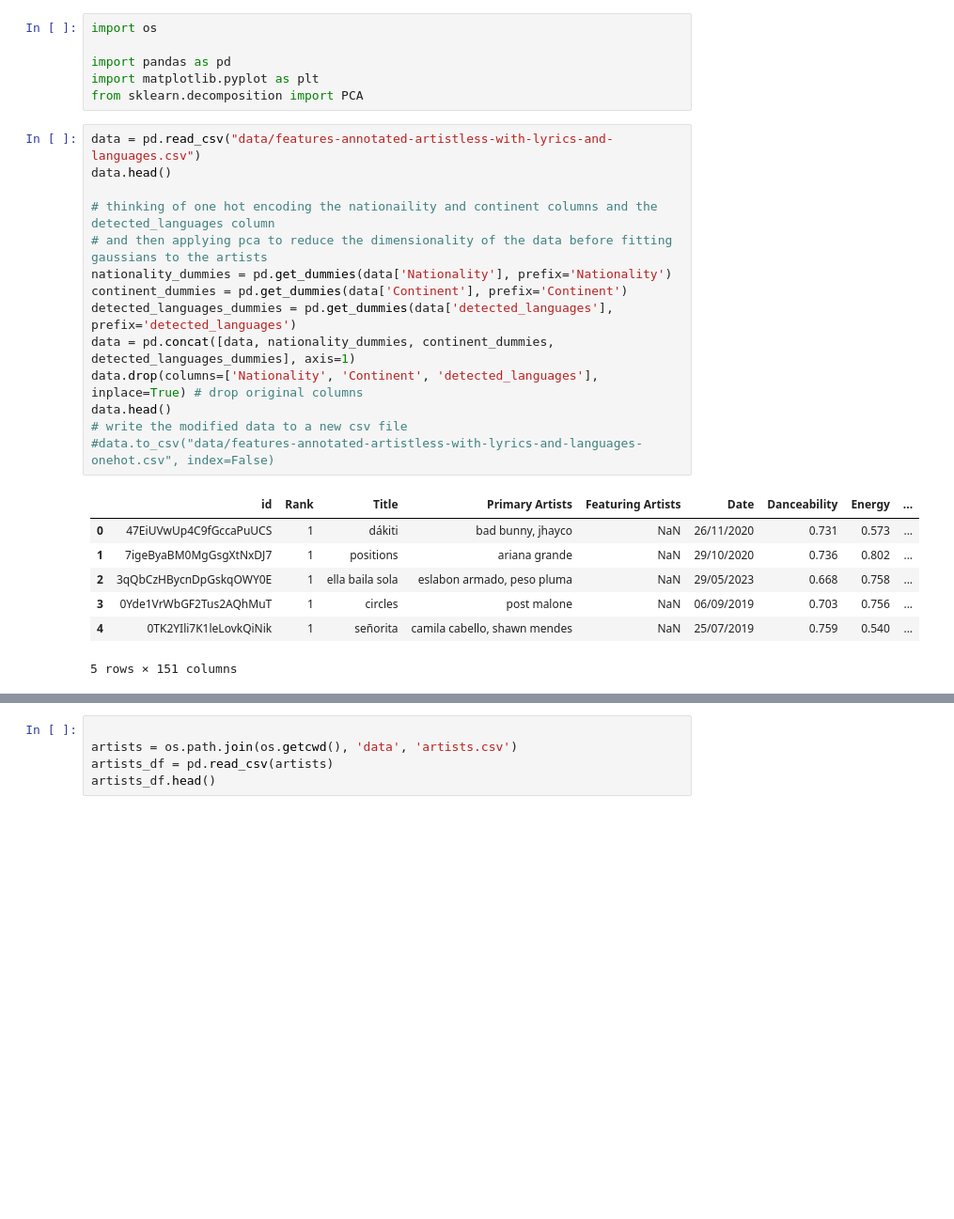
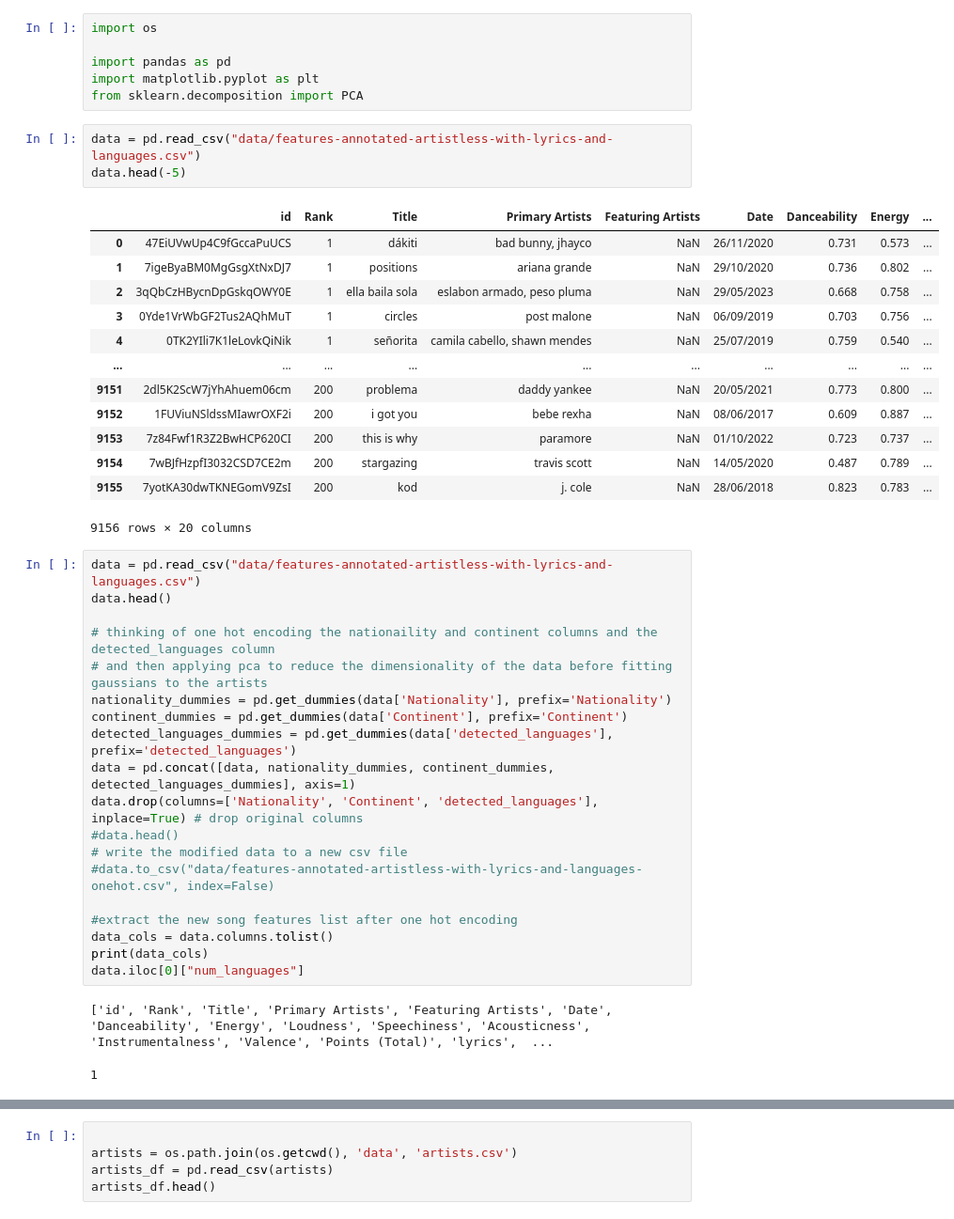
Before and after one commit to mickey59/AML_Spotify, a Jupyter notebook: songs-pca.ipynb, the cells around one changed output, grey strips where cells are left out. Shown at 94% size. Saved outputs shown, nothing was run; the diff lists cells and outputs as text; blank space fills up the shorter version.

```diff
--- a/songs-pca.ipynb
+++ b/songs-pca.ipynb
@@ -4,6 +4,23 @@ import os
 import pandas as pd
 import matplotlib.pyplot as plt
 from sklearn.decomposition import PCA
+# %%
+data = pd.read_csv("data/features-annotated-artistless-with-lyrics-and-languages.csv")
+data.head(-5)
+# %% [output]
+|  | id | Rank | Title | Primary Artists | Featuring Artists | Date | Danceability | Energy | ... |
+| 0 | 47EiUVwUp4C9fGccaPuUCS | 1 | dákiti | bad bunny, jhayco | NaN | 26/11/2020 | 0.731 | 0.573 | ... |
+| 1 | 7igeByaBM0MgGsgXtNxDJ7 | 1 | positions | ariana grande | NaN | 29/10/2020 | 0.736 | 0.802 | ... |
+| 2 | 3qQbCzHBycnDpGskqOWY0E | 1 | ella baila sola | eslabon armado, peso pluma | NaN | 29/05/2023 | 0.668 | 0.758 | ... |
+| 3 | 0Yde1VrWbGF2Tus2AQhMuT | 1 | circles | post malone | NaN | 06/09/2019 | 0.703 | 0.756 | ... |
+| 4 | 0TK2YIli7K1leLovkQiNik | 1 | señorita | camila cabello, shawn mendes | NaN | 25/07/2019 | 0.759 | 0.540 | ... |
+| ... | ... | ... | ... | ... | ... | ... | ... | ... | ... |
+| 9151 | 2dl5K2ScW7jYhAhuem06cm | 200 | problema | daddy yankee | NaN | 20/05/2021 | 0.773 | 0.800 | ... |
+| 9152 | 1FUViuNSldssMIawrOXF2i | 200 | i got you | bebe rexha | NaN | 08/06/2017 | 0.609 | 0.887 | ... |
+| 9153 | 7z84Fwf1R3Z2BwHCP620CI | 200 | this is why | paramore | NaN | 01/10/2022 | 0.723 | 0.737 | ... |
+| 9154 | 7wBJfHzpfI3032CSD7CE2m | 200 | stargazing | travis scott | NaN | 14/05/2020 | 0.487 | 0.789 | ... |
+| 9155 | 7yotKA30dwTKNEGomV9ZsI | 200 | kod | j. cole | NaN | 28/06/2018 | 0.823 | 0.783 | ... |
+9156 rows × 20 columns
 # %%
 data = pd.read_csv("data/features-annotated-artistless-with-lyrics-and-languages.csv")
 data.head()
@@ -15,14 +32,14 @@ continent_dummies = pd.get_dummies(data['Continent'], prefix='Continent')
 detected_languages_dummies = pd.get_dummies(data['detected_languages'], prefix='detected_languages')
 data = pd.concat([data, nationality_dummies, continent_dummies, detected_languages_dummies], axis=1)
 data.drop(columns=['Nationality', 'Continent', 'detected_languages'], inplace=True) # drop original columns
-data.head()
+#data.head()
 # write the modified data to a new csv file
 #data.to_csv("data/features-annotated-artistless-with-lyrics-and-languages-onehot.csv", index=False)
+
+#extract the new song features list after one hot encoding
+data_cols = data.columns.tolist()
+print(data_cols)
+data.iloc[0]["num_languages"]
 # %% [output]
-|  | id | Rank | Title | Primary Artists | Featuring Artists | Date | Danceability | Energy | ... |
-| 0 | 47EiUVwUp4C9fGccaPuUCS | 1 | dákiti | bad bunny, jhayco | NaN | 26/11/2020 | 0.731 | 0.573 | ... |
-| 1 | 7igeByaBM0MgGsgXtNxDJ7 | 1 | positions | ariana grande | NaN | 29/10/2020 | 0.736 | 0.802 | ... |
-| 2 | 3qQbCzHBycnDpGskqOWY0E | 1 | ella baila sola | eslabon armado, peso pluma | NaN | 29/05/2023 | 0.668 | 0.758 | ... |
-| 3 | 0Yde1VrWbGF2Tus2AQhMuT | 1 | circles | post malone | NaN | 06/09/2019 | 0.703 | 0.756 | ... |
-| 4 | 0TK2YIli7K1leLovkQiNik | 1 | señorita | camila cabello, shawn mendes | NaN | 25/07/2019 | 0.759 | 0.540 | ... |
-5 rows × 151 columns
+['id', 'Rank', 'Title', 'Primary Artists', 'Featuring Artists', 'Date', 'Danceability', 'Energy', 'Loudness', 'Speechiness', 'Acousticness', 'Instrumentalness', 'Valence', 'Points (Total)', 'lyrics',  ...
+1
```
Also changed, not shown: parts of 2 cells of this notebook.
